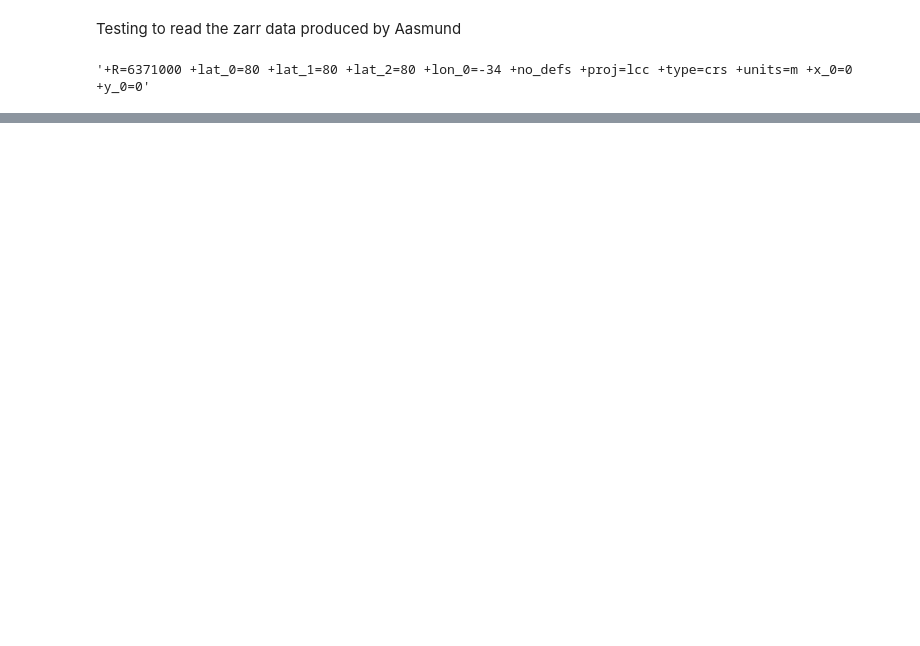
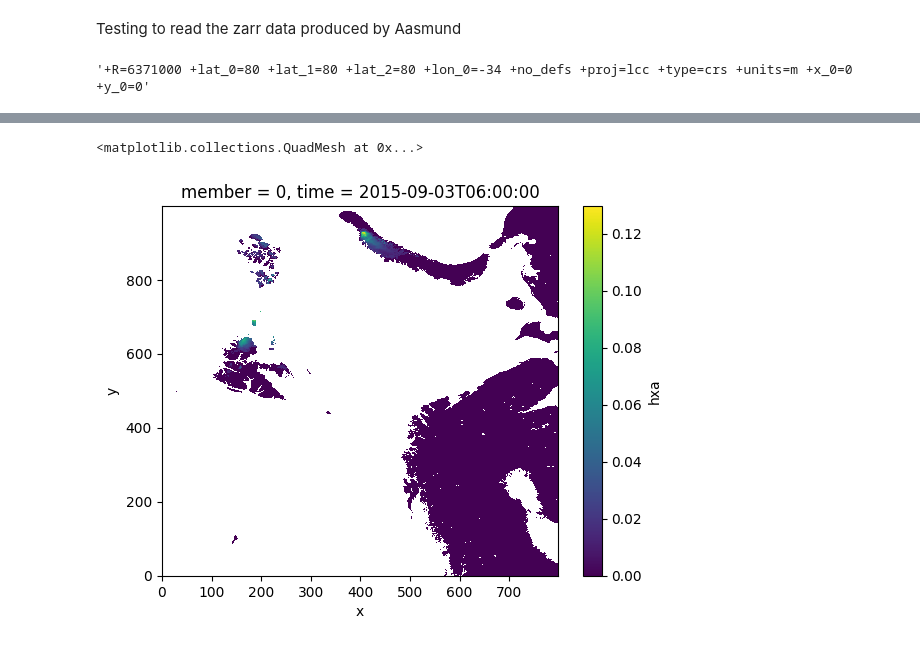
Before and after one commit to carlos9917/cerise_snow_verif, a Jupyter notebook: handling_zarr_data/EDA.ipynb, the cells around one changed output, grey strips where cells are left out. Drawn from its saved outputs; the diff is of its cells as text; code cells hidden in the pictures; blank space fills up the shorter version.

```diff
--- a/handling_zarr_data/EDA.ipynb
+++ b/handling_zarr_data/EDA.ipynb
@@ -22,0 +36,5 @@ carra_analysis.projection
+# %%
+carra_analysis["hxa"][:,:,1,0].plot()
+# %% [output]
+<matplotlib.collections.QuadMesh at 0x...>
+[figure, added]
```
Also changed, not shown: parts of 31 cells of this notebook.
